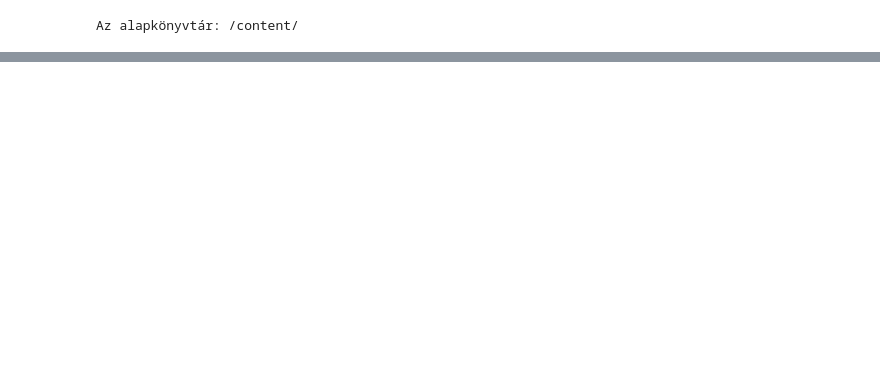
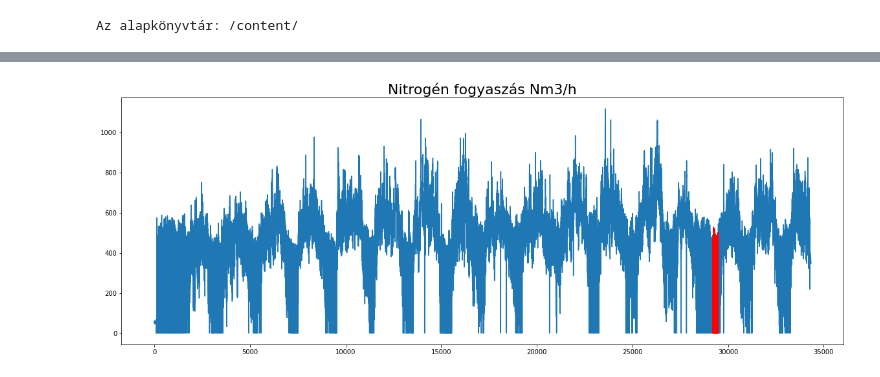
Before and after one commit to sipocz/messer, a Jupyter notebook: AIT_Vizsgafeladat_Matrix_profil.ipynb, the cells around one changed output, grey strips where cells are left out. Cells and saved outputs as stored; diff of their text form; code cells hidden in the pictures; blank space fills up the shorter version.

```diff
--- a/AIT_Vizsgafeladat_Matrix_profil.ipynb
+++ b/AIT_Vizsgafeladat_Matrix_profil.ipynb
@@ -198,0 +162,18 @@ Name: Data, Length: 58527, dtype: float64
+# %%
+# time series
+mp_adjusted = np.append(profile['mp'], np.zeros(profile['w'] - 1) + np.nan)
+
+# Create a plot with three subplots
+fig, ax = plt.subplots(1, 1, sharex=True, figsize=(20,7))
+ax.plot(np.arange(len(profile['data']['ts'])), profile['data']['ts'])
+ax.set_title('Nitrogén fogyasztás Nm3/h', size=22)
+
+for discord in profile['discords']:
+    x = np.arange(discord, discord + profile['w'])
+    y = profile['data']['ts'][discord:discord + profile['w']]
+
+    ax.plot(x, y, c='r')
+
+plt.show()
+# %% [output]
+[figure, added]
```
Also changed, not shown: parts of 18 cells of this notebook.
